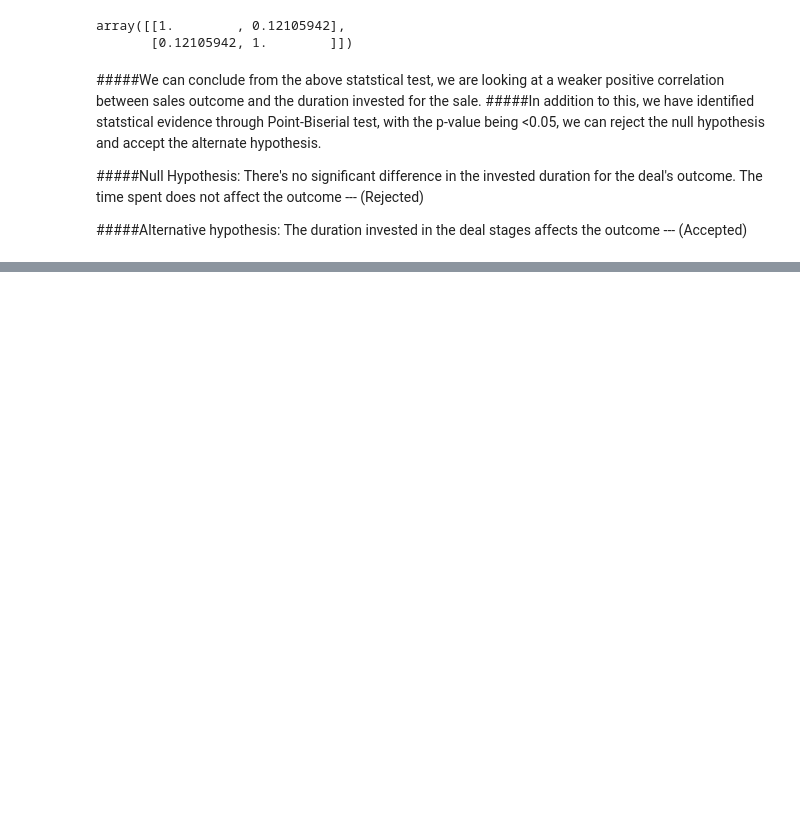
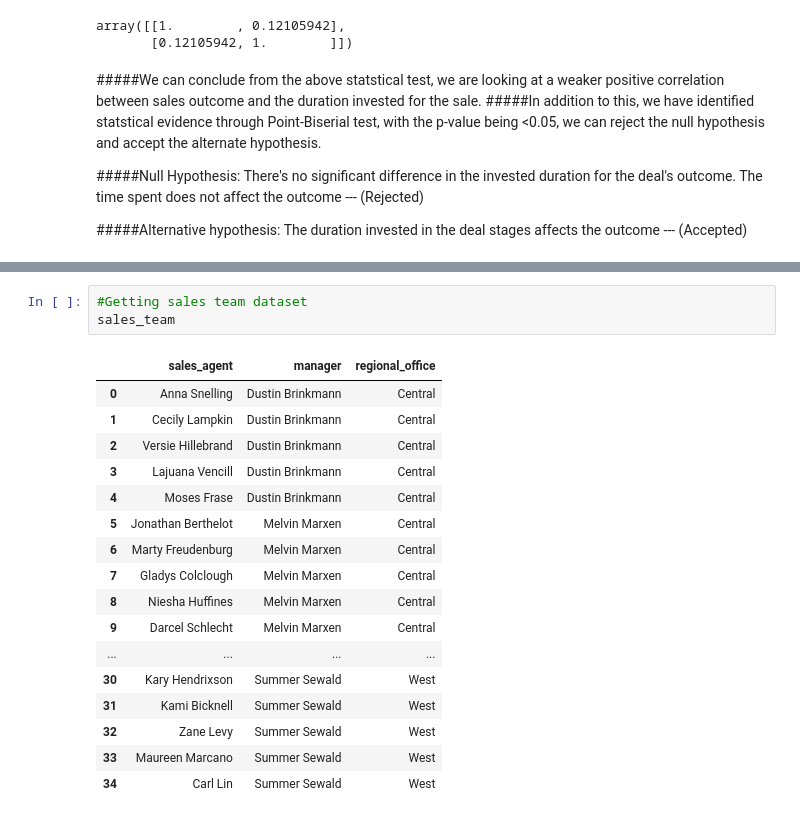
Before and after one commit to SuyogPatgave/Python_Codes-Projects, a Jupyter notebook: CRM_Project.ipynb, the cells around one changed output, grey strips where cells are left out. Saved outputs shown, nothing was run; the diff lists cells and outputs as text; blank space fills up the shorter version.

```diff
--- a/CRM_Project.ipynb
+++ b/CRM_Project.ipynb
@@ -2287,0 +1491,21 @@ sales_pipe
+# %%
+#Getting sales team dataset
+sales_team
+# %% [output]
+|  | sales_agent | manager | regional_office |
+| 0 | Anna Snelling | Dustin Brinkmann | Central |
+| 1 | Cecily Lampkin | Dustin Brinkmann | Central |
+| 2 | Versie Hillebrand | Dustin Brinkmann | Central |
+| 3 | Lajuana Vencill | Dustin Brinkmann | Central |
+| 4 | Moses Frase | Dustin Brinkmann | Central |
+| 5 | Jonathan Berthelot | Melvin Marxen | Central |
+| 6 | Marty Freudenburg | Melvin Marxen | Central |
+| 7 | Gladys Colclough | Melvin Marxen | Central |
+| 8 | Niesha Huffines | Melvin Marxen | Central |
+| 9 | Darcel Schlecht | Melvin Marxen | Central |
+| ... | ... | ... | ... |
+| 30 | Kary Hendrixson | Summer Sewald | West |
+| 31 | Kami Bicknell | Summer Sewald | West |
+| 32 | Zane Levy | Summer Sewald | West |
+| 33 | Maureen Marcano | Summer Sewald | West |
+| 34 | Carl Lin | Summer Sewald | West |
```
Also changed, not shown: parts of 46 cells of this notebook.
